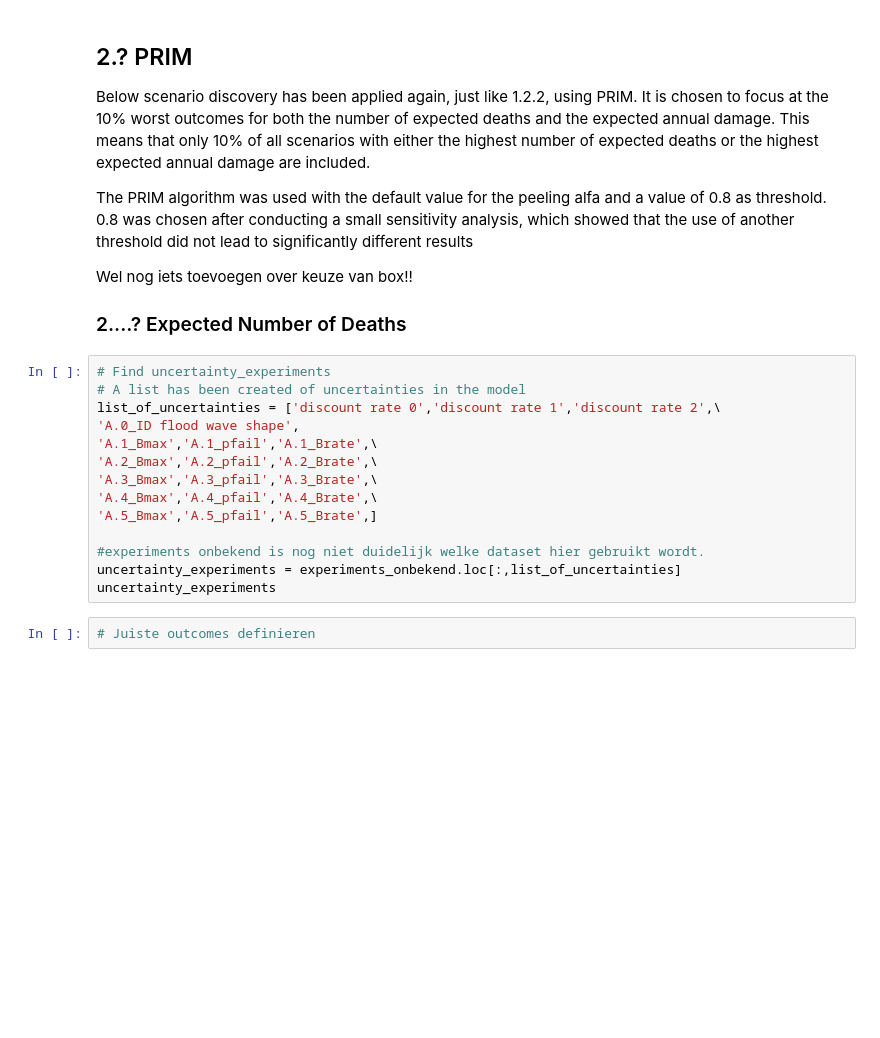
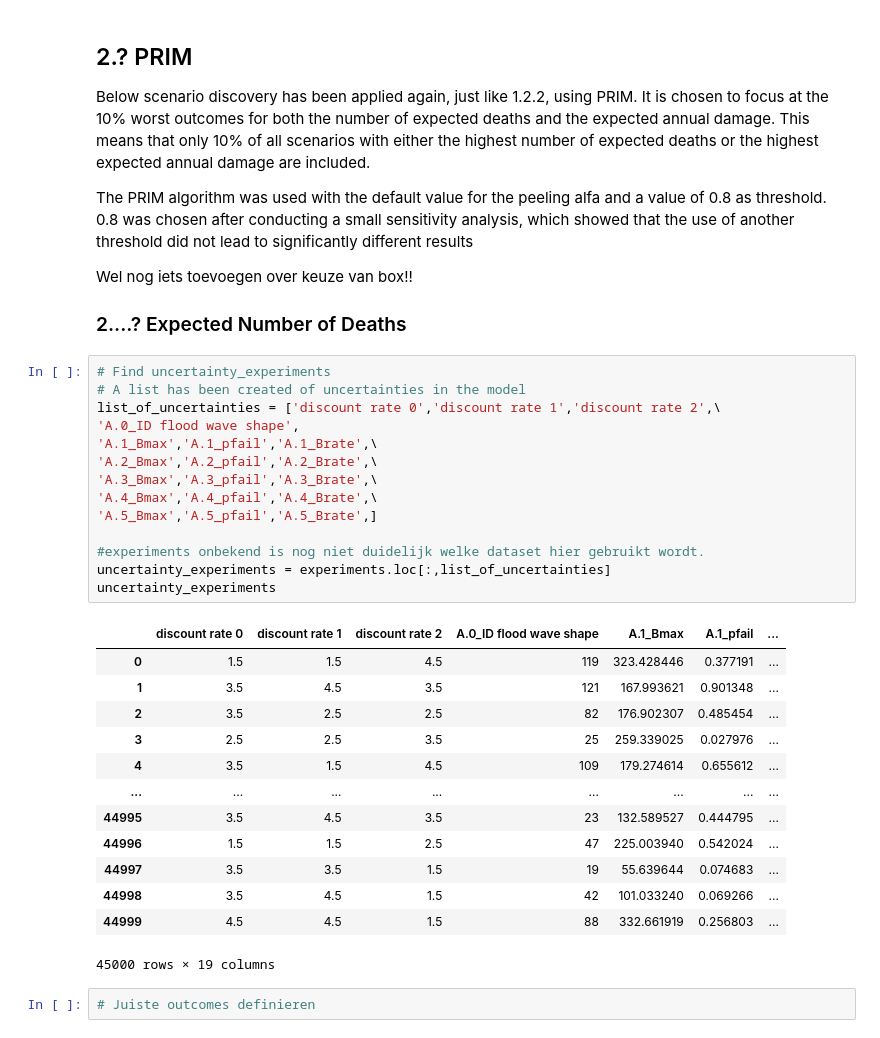
Before and after one commit to BRtudelft/Group1_EPA1361_Model-based_Decision-making, a Jupyter notebook: 4_MORDM_DS_scenario_discovery_&_trade-off_analysis.ipynb, the cells around one changed output. Drawn from its saved outputs; the diff is of its cells as text; blank space fills up the shorter version.

```diff
--- a/4_MORDM_DS_scenario_discovery_&_trade-off_analysis.ipynb
+++ b/4_MORDM_DS_scenario_discovery_&_trade-off_analysis.ipynb
@@ -38,17 +39,31 @@ Wel nog iets toevoegen over keuze van box!!
 # %%
 # Find uncertainty_experiments
 # A list has been created of uncertainties in the model
 list_of_uncertainties = ['discount rate 0','discount rate 1','discount rate 2',\
 'A.0_ID flood wave shape',
 'A.1_Bmax','A.1_pfail','A.1_Brate',\
 'A.2_Bmax','A.2_pfail','A.2_Brate',\
 'A.3_Bmax','A.3_pfail','A.3_Brate',\
 'A.4_Bmax','A.4_pfail','A.4_Brate',\
 'A.5_Bmax','A.5_pfail','A.5_Brate',]
 
 #experiments onbekend is nog niet duidelijk welke dataset hier gebruikt wordt.
-uncertainty_experiments = experiments_onbekend.loc[:,list_of_uncertainties]
+uncertainty_experiments = experiments.loc[:,list_of_uncertainties]
 uncertainty_experiments
+# %% [output]
+|  | discount rate 0 | discount rate 1 | discount rate 2 | A.0_ID flood wave shape | A.1_Bmax | A.1_pfail | ... |
+| 0 | 1.5 | 1.5 | 4.5 | 119 | 323.428446 | 0.377191 | ... |
+| 1 | 3.5 | 4.5 | 3.5 | 121 | 167.993621 | 0.901348 | ... |
+| 2 | 3.5 | 2.5 | 2.5 | 82 | 176.902307 | 0.485454 | ... |
+| 3 | 2.5 | 2.5 | 3.5 | 25 | 259.339025 | 0.027976 | ... |
+| 4 | 3.5 | 1.5 | 4.5 | 109 | 179.274614 | 0.655612 | ... |
+| ... | ... | ... | ... | ... | ... | ... | ... |
+| 44995 | 3.5 | 4.5 | 3.5 | 23 | 132.589527 | 0.444795 | ... |
+| 44996 | 1.5 | 1.5 | 2.5 | 47 | 225.003940 | 0.542024 | ... |
+| 44997 | 3.5 | 3.5 | 1.5 | 19 | 55.639644 | 0.074683 | ... |
+| 44998 | 3.5 | 4.5 | 1.5 | 42 | 101.033240 | 0.069266 | ... |
+| 44999 | 4.5 | 4.5 | 1.5 | 88 | 332.661919 | 0.256803 | ... |
+45000 rows × 19 columns
 # %%
 # Juiste outcomes definieren
 # %%
```
Also changed, not shown: parts of 11 cells of this notebook.
